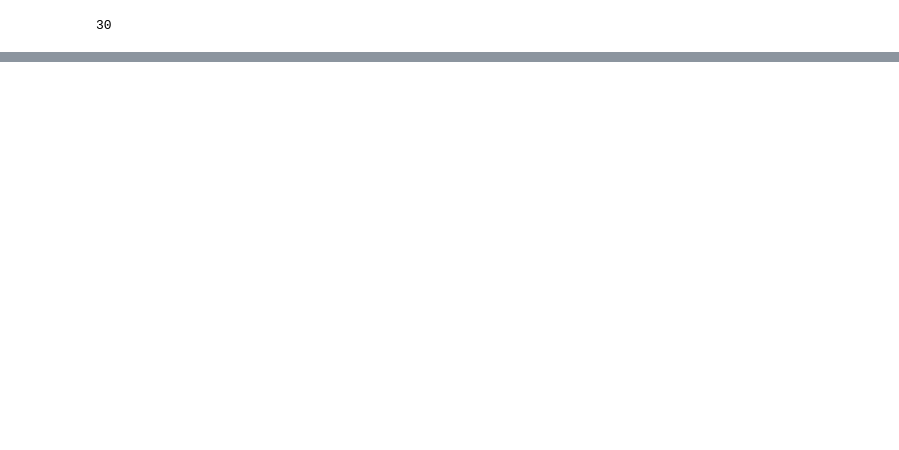
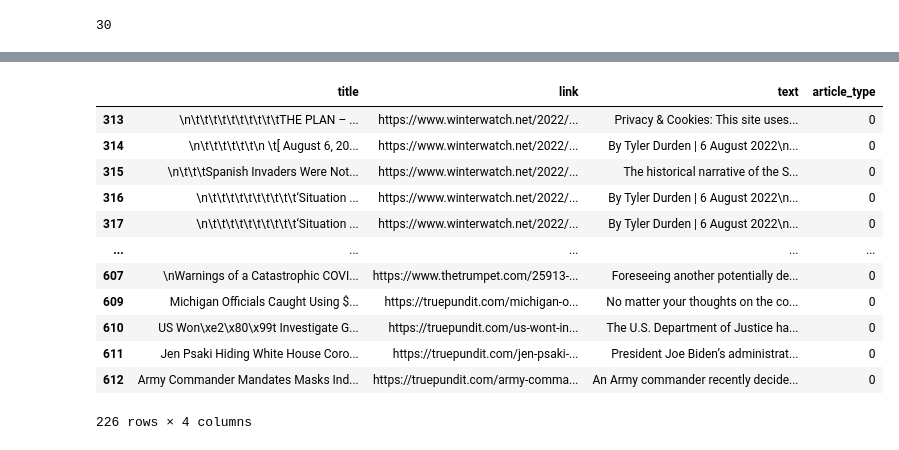
Before and after one commit to isobarbaric/TruthGuard, a Jupyter notebook: Scraping/data_processing.ipynb, the cells around one changed output, grey strips where cells are left out. Saved outputs shown, nothing was run; the diff lists cells and outputs as text; code cells hidden in the pictures; blank space fills up the shorter version.

Commit message:
finished text processing

```diff
--- a/Scraping/data_processing.ipynb
+++ b/Scraping/data_processing.ipynb
@@ -135,6 +157,9 @@ all_text = []
 # %%
 # third_chunk = parse_chunk(split_df[2].values)
-for chunk in split_df:
+for index, chunk in enumerate(split_df):
+    print(f'---- Chunk #{index+1} ----')
     parsed_current_chunk = parse_chunk(chunk.values)
     all_text.append(parsed_current_chunk)
+    for invalid_url in current_error_log:
+        error_log.append(invalid_url)
 # %% [output]
@@ -166,0 +204,6 @@ with open('test.json', 'w') as f:
+# %%
+current_index = 0
+for current_chunk in all_text:
+    for current_text in current_chunk:
+        df.at[current_index, 'text'] = current_text
+        current_index += 1
@@ -166,0 +230,3 @@ with open('test.json', 'w') as f:
+# %%
+# drop all columns with N/A in their text column
+df = df[df['text'] != "N/A"]
@@ -166,0 +253,3 @@ with open('test.json', 'w') as f:
+# %%
+df_science = df[df['article_type'] == 1]
+df_conspiracy = df[df['article_type'] == 0]
@@ -167,3 +272,19 @@ with open('test.json', 'w') as f:
+# %%
+df_conspiracy
+# %% [output]
+|  | title | link | text | article_type |
+| 313 | \n\t\t\t\t\t\t\t\t\t\tTHE PLAN – ... | https://www.winterwatch.net/2022/... | Privacy & Cookies: This site uses... | 0 |
+| 314 | \n\t\t\t\t\t\t\n \t[ August 6, 20... | https://www.winterwatch.net/2022/... | By Tyler Durden | 6 August 2022\n... | 0 |
+| 315 | \n\t\t\tSpanish Invaders Were Not... | https://www.winterwatch.net/2022/... | The historical narrative of the S... | 0 |
+| 316 | \n\t\t\t\t\t\t\t\t\t\t‘Situation ... | https://www.winterwatch.net/2022/... | By Tyler Durden | 6 August 2022\n... | 0 |
+| 317 | \n\t\t\t\t\t\t\t\t\t\t‘Situation ... | https://www.winterwatch.net/2022/... | By Tyler Durden | 6 August 2022\n... | 0 |
+| ... | ... | ... | ... | ... |
+| 607 | \nWarnings of a Catastrophic COVI... | https://www.thetrumpet.com/25913-... | Foreseeing another potentially de... | 0 |
+| 609 | Michigan Officials Caught Using $... | https://truepundit.com/michigan-o... | No matter your thoughts on the co... | 0 |
+| 610 | US Won\xe2\x80\x99t Investigate G... | https://truepundit.com/us-wont-in... | The U.S. Department of Justice ha... | 0 |
+| 611 | Jen Psaki Hiding White House Coro... | https://truepundit.com/jen-psaki-... | President Joe Biden’s administrat... | 0 |
+| 612 | Army Commander Mandates Masks Ind... | https://truepundit.com/army-comma... | An Army commander recently decide... | 0 |
+226 rows × 4 columns
 # %%
 # not as urgent: remove all escape characters from titles and text using escape_seq
 escape_seq = ''.join([chr(char) for char in range(1, 32)])
```
Also changed, not shown: parts of 24 cells of this notebook, 4 other files.
